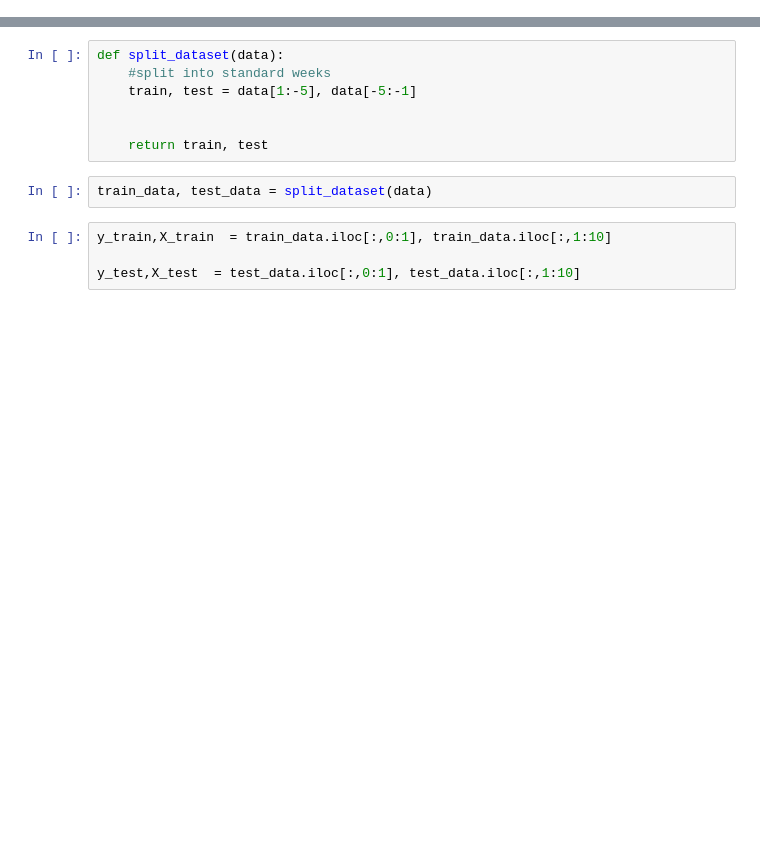
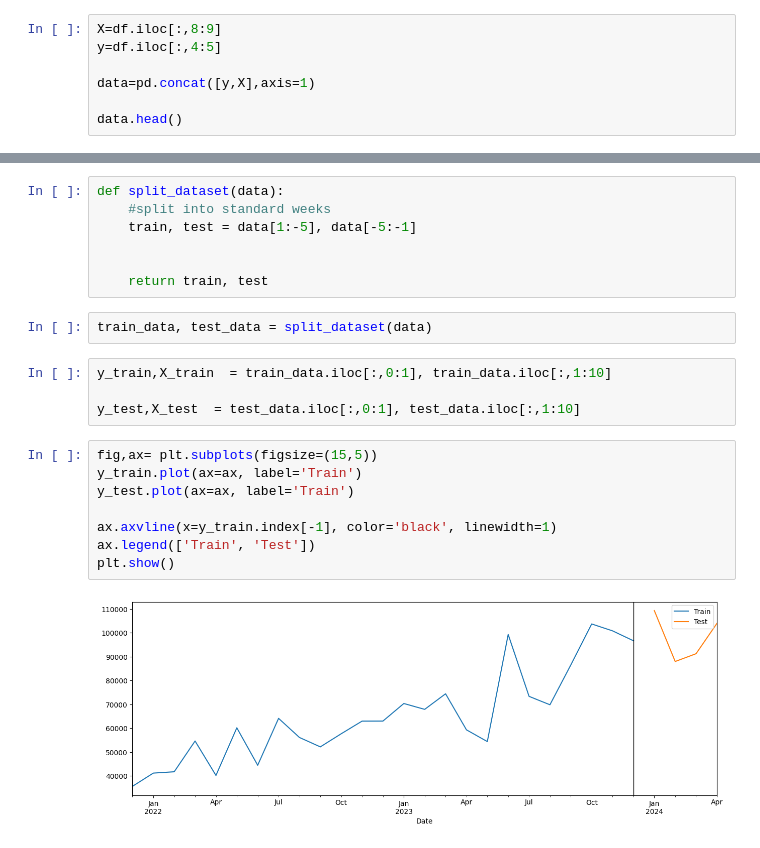
Before and after one commit to SpaceMercury/LauzHawkathon, a Jupyter notebook: notebooks/Preprocessing.ipynb, the cells around one changed output, grey strips where cells are left out. Saved outputs shown, nothing was run; the diff lists cells and outputs as text; blank space fills up the shorter version.

```diff
--- a/notebooks/Preprocessing.ipynb
+++ b/notebooks/Preprocessing.ipynb
@@ -67,0 +58,7 @@ data.head()
+# %%
+X=df.iloc[:,8:9]
+y=df.iloc[:,4:5]
+
+data=pd.concat([y,X],axis=1)
+
+data.head()
@@ -78,3 +83,13 @@ train_data, test_data = split_dataset(data)
 y_train,X_train  = train_data.iloc[:,0:1], train_data.iloc[:,1:10]
 
 y_test,X_test  = test_data.iloc[:,0:1], test_data.iloc[:,1:10]
+# %%
+fig,ax= plt.subplots(figsize=(15,5))
+y_train.plot(ax=ax, label='Train')
+y_test.plot(ax=ax, label='Train')
+
+ax.axvline(x=y_train.index[-1], color='black', linewidth=1)
+ax.legend(['Train', 'Test'])
+plt.show()
+# %% [output]
+[figure, added]
```
Also changed, not shown: parts of 8 cells of this notebook, 3 other files.
